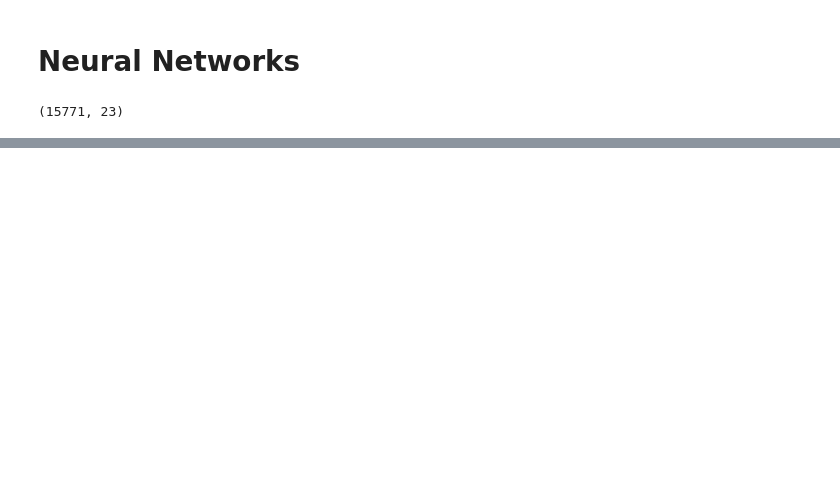
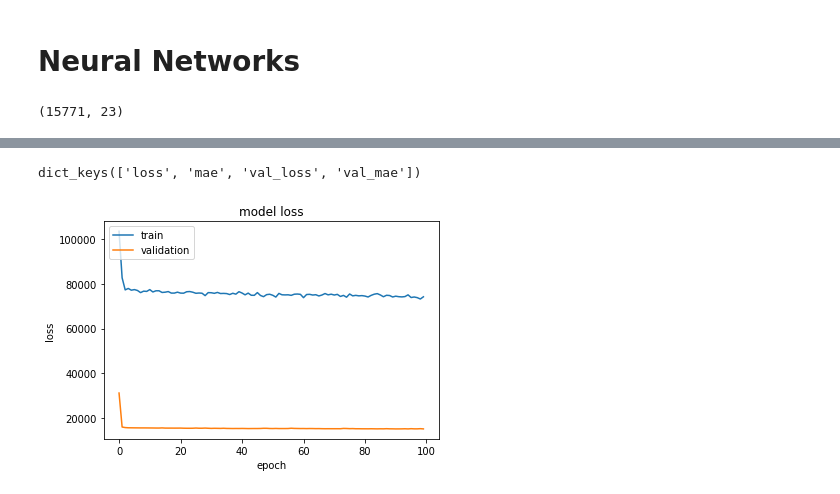
Before and after one commit to hhwwang/AirBnB, a Jupyter notebook: AirBnB_2020Feb14_2.ipynb, the cells around one changed output, grey strips where cells are left out. Drawn from its saved outputs; the diff is of its cells as text; code cells hidden in the pictures; blank space fills up the shorter version.

```diff
--- a/AirBnB_2020Feb14_2.ipynb
+++ b/AirBnB_2020Feb14_2.ipynb
@@ -199,3 +200,9 @@ MAE: 62.39364908007332
 RMSE: 215.1652062745396
 R2: 0.060803594205033895
 ---------
+# %%
+# Grid search for Elastic Net
+param_grid = [{'alpha': [0.001,0.01,0.1,1,10,100,1000,1000],
+               'l1_ratio': [0.2, 0.5, 0.8]}]
+gs_eln = GridSearchCV(ElasticNet(max_iter=30000, tol=0.1), param_grid, cv=5, scoring='neg_mean_squared_error')
+gs_eln.fit(X_train, y_train)
@@ -212,14 +249,15 @@ from tensorflow import keras
 from tensorflow.keras import layers
 # %%
 model = tf.keras.models.Sequential([
-  tf.keras.layers.Flatten(input_shape=[23]),
-  tf.keras.layers.Dense(23, activation='relu'),
+  tf.keras.layers.Flatten(input_shape=[23,]),
+  tf.keras.layers.Dense(25, activation='relu'),
   tf.keras.layers.Dropout(0.2),
-  tf.keras.layers.Dense(10, activation='relu'),
+  tf.keras.layers.Dense(12, activation='relu'),
+  tf.keras.layers.Dropout(0.2),
   tf.keras.layers.Dense(1)
 ])
 
-model.compile(loss="mse", optimizer="nadam", metrics=["mae"])
+model.compile(loss="mse", optimizer="nadam", metrics=['mae'])
 # %%
 history = model.fit(
   X_train_reduced, y_train,
@@ -231,0 +270,13 @@ model.evaluate(X_test_reduced, y_test)
+# %%
+print(history.history.keys())
+# "Loss"
+plt.plot(history.history['loss'])
+plt.plot(history.history['val_loss'])
+plt.title('model loss')
+plt.ylabel('loss')
+plt.xlabel('epoch')
+plt.legend(['train', 'validation'], loc='upper left')
+plt.show()
+# %% [output]
+dict_keys(['loss', 'mae', 'val_loss', 'val_mae'])
+[figure, added]
```
Also changed, not shown: parts of 5 cells of this notebook.
